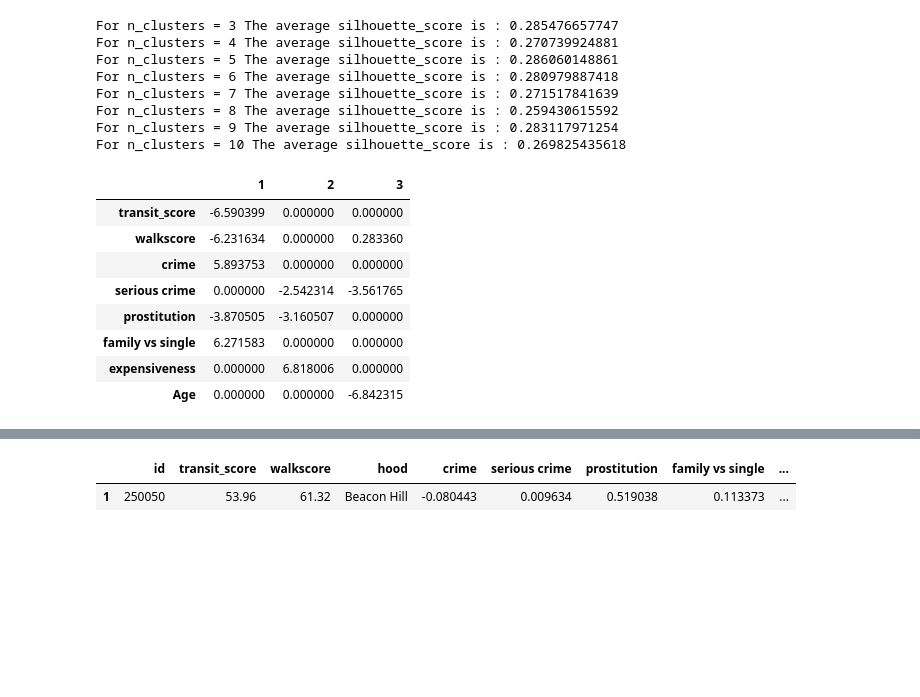
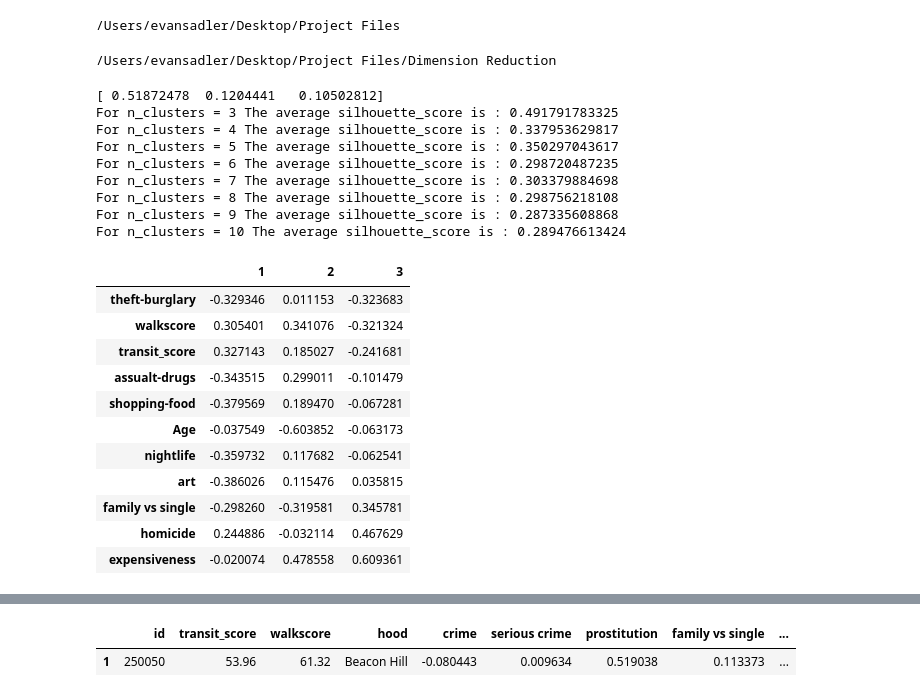
Before and after one commit to easadler/hood_project, a Jupyter notebook: combine data.ipynb, the cells around one changed output, grey strips where cells are left out. Saved outputs shown, nothing was run; the diff lists cells and outputs as text; code cells hidden in the pictures; blank space fills up the shorter version.

```diff
--- a/combine data.ipynb
+++ b/combine data.ipynb
@@ -64,2 +51,16 @@ from walkscore_features import WalkscoreFeatures
+# %%
+x = df_ws.ix[df_ws['hood'].isin(['East Queen Anne','West Queen Anne', 'North Queen Anne']), :].mean()
+x['hood'] = 'Queen Anne'
+df_ws = df_ws.append(x,ignore_index=True)
+
+x = df_ws.ix[df_ws['hood'].isin(['Seaview','Junction']), :].mean()
+x['hood'] = 'West Seattle'
+df_ws = df_ws.append(x,ignore_index=True)
+
+df_ws.ix[df_ws['hood'] == 'Denny - Blaine', 'hood'] = 'Denny-Blaine'
+df_ws.ix[df_ws['hood'] == 'Central', 'hood'] = 'Central District'
+df_ws.ix[df_ws['hood'] == 'Mt. Baker', 'hood'] = 'Mount Baker'
+
+#df_ws = df_ws.drop(df_ws['hood'].isin(['Junction','Seaview','Mt. Baker','East Queen Anne','West Queen Anne', 'North Queen Anne']), axis = 0)
 # %%
-df_f = df_ws.merge(df_f, on ='id')
+dff = df_ws.merge(df_f, on = 'hood', how = 'right')
@@ -69,30 +110,44 @@ df_f.drop('id', axis = 1, inplace = True)
+# %%
+df_final = df_y.merge(dff, on = 'hood', how = 'right')
+# %%
+cd ..
+# %% [output]
+/Users/evansadler/Desktop/Project Files
+# %%
+cd Dimension\ Reduction
+# %% [output]
+/Users/evansadler/Desktop/Project Files/Dimension Reduction
 # %%
 from pca_class import ReduceFeatures
 # %%
-rf = ReduceFeatures(df_f, names)
+rf = ReduceFeatures(df_final, df_final.hood)
 rf.preprocessing(0)
-#rf.hcluster_cols(0.3)
-#rf.preprocessing(0)
-df_c = rf.sparse_pca(n_components = 5, alpha = 1)
+rf.hcluster_cols(0.1)
+rf.preprocessing(0)
+df_c = rf.fit_pca(n_components = 3)
 rf.best_cluster()
 # %% [output]
-For n_clusters = 3 The average silhouette_score is : 0.285476657747
-For n_clusters = 4 The average silhouette_score is : 0.270739924881
-For n_clusters = 5 The average silhouette_score is : 0.286060148861
-For n_clusters = 6 The average silhouette_score is : 0.280979887418
-For n_clusters = 7 The average silhouette_score is : 0.271517841639
-For n_clusters = 8 The average silhouette_score is : 0.259430615592
-For n_clusters = 9 The average silhouette_score is : 0.283117971254
-For n_clusters = 10 The average silhouette_score is : 0.269825435618
+[ 0.51872478  0.1204441   0.10502812]
+For n_clusters = 3 The average silhouette_score is : 0.491791783325
+For n_clusters = 4 The average silhouette_score is : 0.337953629817
+For n_clusters = 5 The average silhouette_score is : 0.350297043617
+For n_clusters = 6 The average silhouette_score is : 0.298720487235
+For n_clusters = 7 The average silhouette_score is : 0.303379884698
+For n_clusters = 8 The average silhouette_score is : 0.298756218108
+For n_clusters = 9 The average silhouette_score is : 0.287335608868
+For n_clusters = 10 The average silhouette_score is : 0.289476613424
 # %%
-df_c
+df_c.sort(3)
 # %% [output]
 |  | 1 | 2 | 3 |
-| transit_score | -6.590399 | 0.000000 | 0.000000 |
-| walkscore | -6.231634 | 0.000000 | 0.283360 |
-| crime | 5.893753 | 0.000000 | 0.000000 |
-| serious crime | 0.000000 | -2.542314 | -3.561765 |
-| prostitution | -3.870505 | -3.160507 | 0.000000 |
-| family vs single | 6.271583 | 0.000000 | 0.000000 |
-| expensiveness | 0.000000 | 6.818006 | 0.000000 |
-| Age | 0.000000 | 0.000000 | -6.842315 |
+| theft-burglary | -0.329346 | 0.011153 | -0.323683 |
+| walkscore | 0.305401 | 0.341076 | -0.321324 |
+| transit_score | 0.327143 | 0.185027 | -0.241681 |
+| assualt-drugs | -0.343515 | 0.299011 | -0.101479 |
+| shopping-food | -0.379569 | 0.189470 | -0.067281 |
+| Age | -0.037549 | -0.603852 | -0.063173 |
+| nightlife | -0.359732 | 0.117682 | -0.062541 |
+| art | -0.386026 | 0.115476 | 0.035815 |
+| family vs single | -0.298260 | -0.319581 | 0.345781 |
+| homicide | 0.244886 | -0.032114 | 0.467629 |
+| expensiveness | -0.020074 | 0.478558 | 0.609361 |
```
Also changed, not shown: parts of 25 cells of this notebook, 12 other files.
